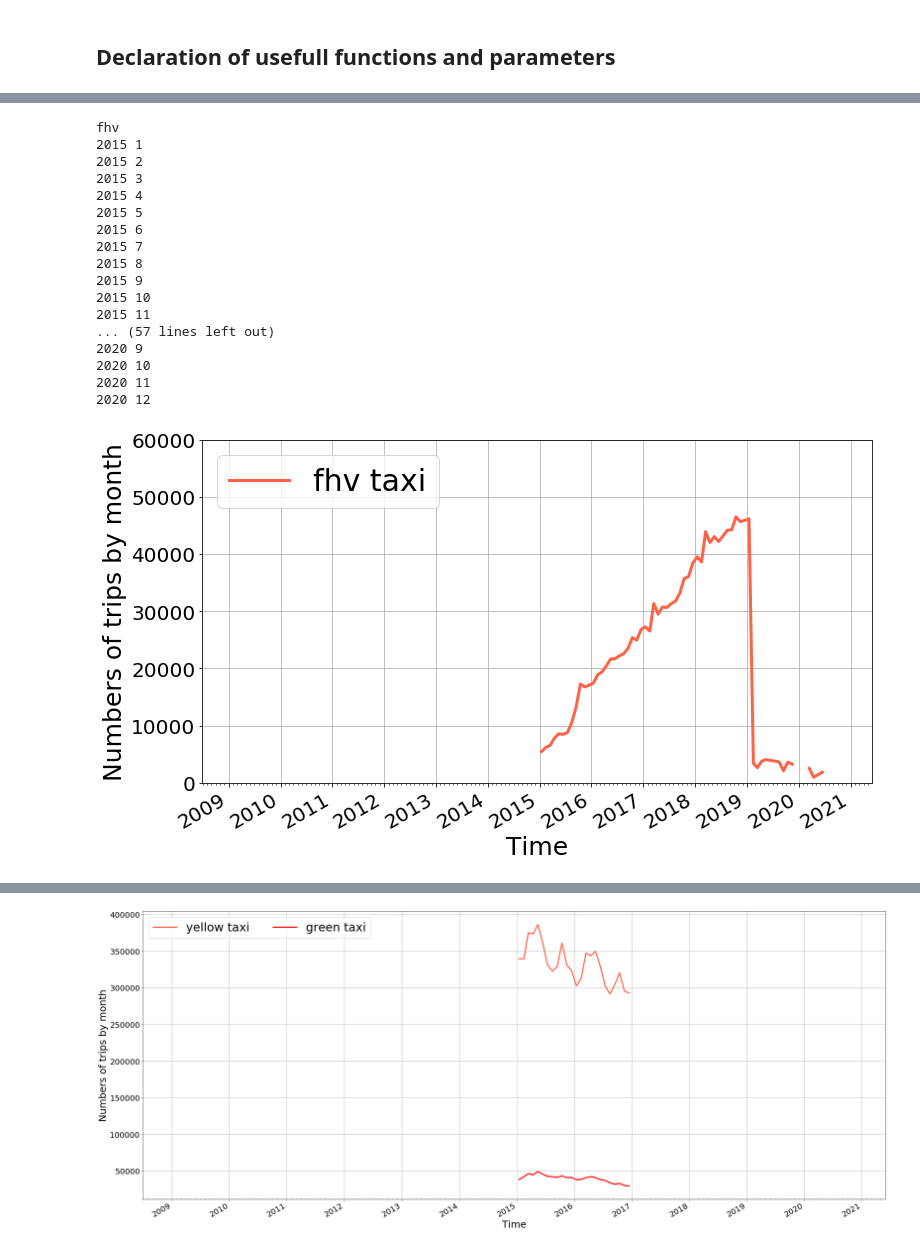
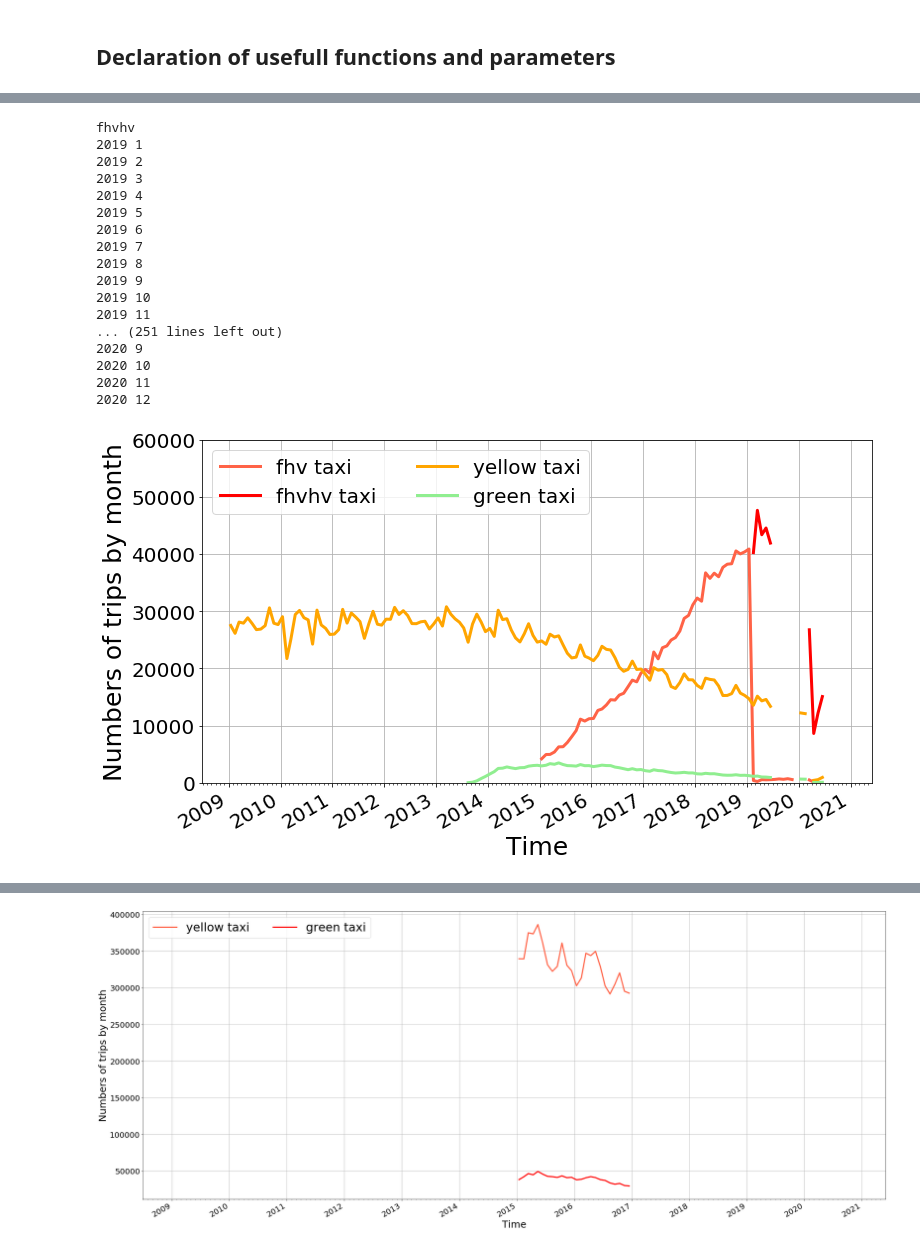
Before and after one commit to MaxDaless/H600-L-Group, a Jupyter notebook: t4_analysis.ipynb, the cells around one changed output, grey strips where cells are left out. Saved outputs shown, nothing was run; the diff lists cells and outputs as text; code cells hidden in the pictures.

```diff
--- a/t4_analysis.ipynb
+++ b/t4_analysis.ipynb
@@ -162,7 +166,7 @@ cl_path = "data/cleaned/"
 ## PLOT PARAMETERS
 parameters = {'axes.labelsize': 25,
           'axes.titlesize': 35,
-          'legend.fontsize': 30,
+          'legend.fontsize': 20,
           'xtick.labelsize': 20,
           'ytick.labelsize':20}
 plt.rcParams.update(parameters)
@@ -291,16 +184,0 @@ root
-# %%
-from  pyspark.sql.functions import abs
-print(green_DF.printSchema())
-print(green_DF.where(col('Total_amount') < 0).count())
-test = green_DF.withColumn('Total_amount',abs(green_DF.Total_amount))
-test.printSchema()
-print(test.where(col('Trip_distance') > 16.13).count())
-
-calculate_bounds(test)
-#print(calculate_bounds(green_DF))
-#green_ori.filter(col('total_amount') < 0).count()
-#test = green_DF.withColumn(col('Passenger_count'),abs(green_DF.Total_amount))
-#print(test.filter(col('total_amount') < 0).count())
-#green_DF = green_DF.withColumn('Total_amount',abs(green_DF.Total_amount))
-#green_DF = green_DF.withColumn('Tip_amount',abs(green_DF.Total_amount))
-#green_DF = green_DF.withColumn('Total_amount',abs(green_DF.Total_amount))
@@ -332,14 +198,14 @@ None
 # %%
 # Get the numbers of trips by months for each taxi compagnies
-list_taxi = ["fhv", "fhvhv", "yellow", "green"]
-list_year = {}
-dating = {}
-var_pop = {}
+list_taxi = ["fhv","fhvhv", "yellow", "green"]
+#list_year = {}
+#dating = {}
+#var_pop = {}
 maxi = 0
 for taxi_brand in list_taxi :
     print(taxi_brand)
     list_year[taxi_brand] = []
-    var[taxi_brand] = []
+    var_pop[taxi_brand] = []
     dating[taxi_brand] = []
     # Get the list of the file for each taxi
     DF = (spark.read
@@ -364,41 +230,43 @@ for taxi_brand in list_taxi :
             #maxi = max(maxi,max(var[taxi_brand])[0])
             dating[taxi_brand].append(date1+timedelta(days=14))
 # %% [output]
-fhv
-2015 1
-2015 2
-2015 3
-2015 4
-2015 5
-2015 6
-2015 7
-2015 8
-2015 9
-2015 10
-2015 11
-... (57 lines left out)
+fhvhv
+2019 1
+2019 2
+2019 3
+2019 4
+2019 5
+2019 6
+2019 7
+2019 8
+2019 9
+2019 10
+2019 11
+... (251 lines left out)
 2020 9
 2020 10
 2020 11
 2020 12
 # %%
+list_taxi = ["fhv","fhvhv", "yellow", "green"]
 # Plot the numbers of monthly number of trips
 i = 0
 fig, ax = plt.subplots(1,figsize=(12,7))
 ax.xaxis.set_major_locator(years)
 ax.xaxis.set_major_formatter(years_fmt)
 ax.xaxis.set_minor_locator(months)
 for taxi_brand in list_taxi :
     i = i+6
     colors = (sorted(overlap,reverse=True))[i]
     ax.plot(dating[taxi_brand],var_pop[taxi_brand],color=colors,label='%s taxi' %(taxi_brand),lw=3) # Line not visible, only to show values
 ax.set_xlim(xmin,xmax,1)
 ax.set_ylim(0,60000)
 ax.set_xlabel("Time")
 ax.set_ylabel("Numbers of trips by month")
 ax.format_ydata = lambda x: '$%1.2f' % x
 ax.grid(True)
-plt.legend(ncol=4,loc=2)
+plt.legend(ncol=2,loc=2)
 fig.autofmt_xdate()
+plt.savefig(cl_path+"../Plot_Q1_popularity_allTAXI.png", bbox_inches = 'tight', pad_inches=0)
 # %% [output]
-[figure, old version]
+[figure, new version]
```
Also changed, not shown: parts of 14 cells of this notebook.
